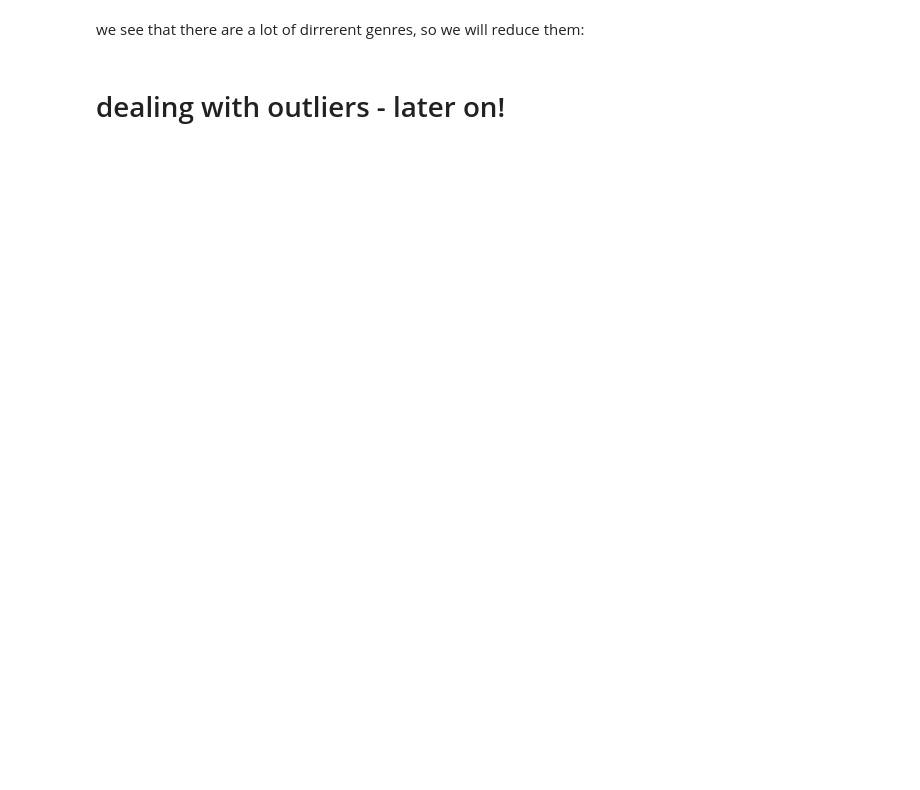
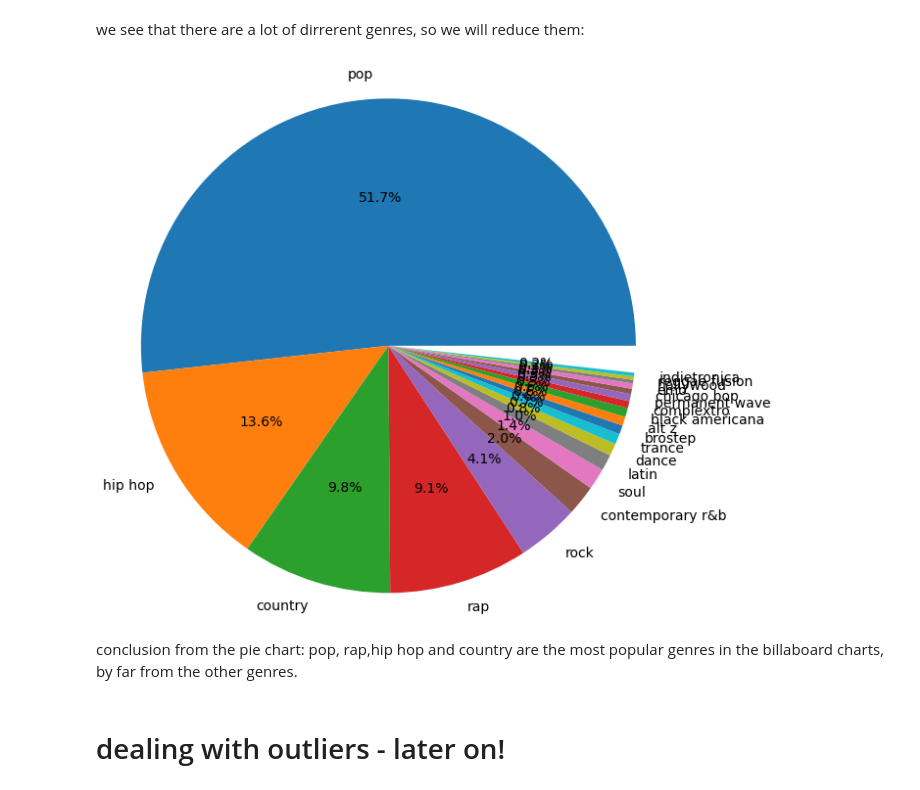
Before and after one commit to BabyBlue555/firstYear-semA-project, a Jupyter notebook: get-good-track-id.ipynb, the cells around one changed output. Cells and saved outputs as stored; diff of their text form; code cells hidden in the pictures; blank space fills up the shorter version.

Commit message:
improve preproccesing and better visualization

```diff
--- a/get-good-track-id.ipynb
+++ b/get-good-track-id.ipynb
@@ -218,17 +311,22 @@ songs_df = songs_df.replace({'genre': {"album rock": "rock", "glam rock": "rock"
                                                 "bebop":"jazz", "avant-garde jazz":"jazz", "boogaloo": "latin", "big room": "trance", "bubble trance":"trance", "glam punk":"rock",
                                                 "australian talent show":"pop", "mellow gold":"rock", "hi-nrg": "dance", "neo mellow": "pop", "yodeling":"folk", "classic girl group":"pop",
                                                 "british dance band":"jazz", "deep house":"dance", "uk garage": "dance", "chicago rap":"hip hop",
-                                     "lgbtq+ hip hop":"hip hop", "dfw rap": "hip hop", "contemporary country":"country"}})
+                                     "lgbtq+ hip hop":"hip hop", "dfw rap": "hip hop", "contemporary country":"country","canadian contemporary r&b":"contemporary r&b","alternative r&b":"contemporary r&b","neo soul":"soul","uk dance":"dance","australian dance":"dance","alternative dance":"dance","romanian house":"house","german house":"house","tropical house":"house"}})
 # %%
 df_genre = songs_df['genre'].value_counts()[:20].sort_values(ascending=False) / len(songs_df)
 sizes = df_genre.values.tolist()
 labels = df_genre.index.values.tolist()
 # Pie chart for genre
 fig1, ax1 = plt.subplots(figsize=(10,10))
 ax1.pie(sizes, labels=labels, autopct='%1.1f%%', shadow=False, textprops={'fontsize': 14})
 ax1.axis('equal')
-plt.title("Most Popular Genres\n" + "(limited to top 10 genres)", bbox={'facecolor':'0.8', 'pad':5})
+# plt.title("Most Popular Genres\n" , bbox={'facecolor':'0.8', 'pad':0})
 plt.show()
+# %% [output]
+[figure, added]
+# %% [markdown]
+conclusion from the pie chart:
+ pop, rap,hip hop and country are the most popular genres in the billaboard charts, by far from the other genres.
 # %% [markdown]
 # dealing with outliers - later on!
 # %%
```
Also changed, not shown: parts of 80 cells of this notebook.
